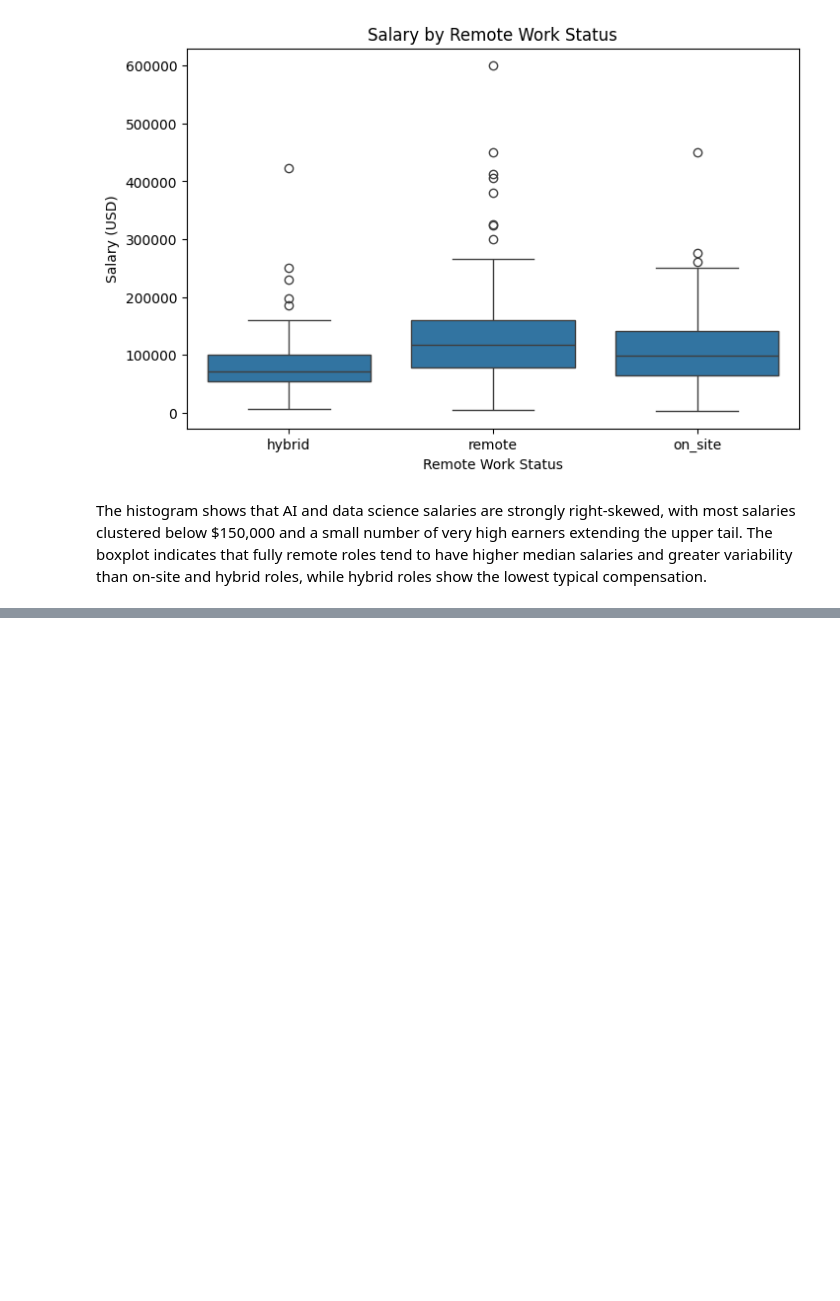
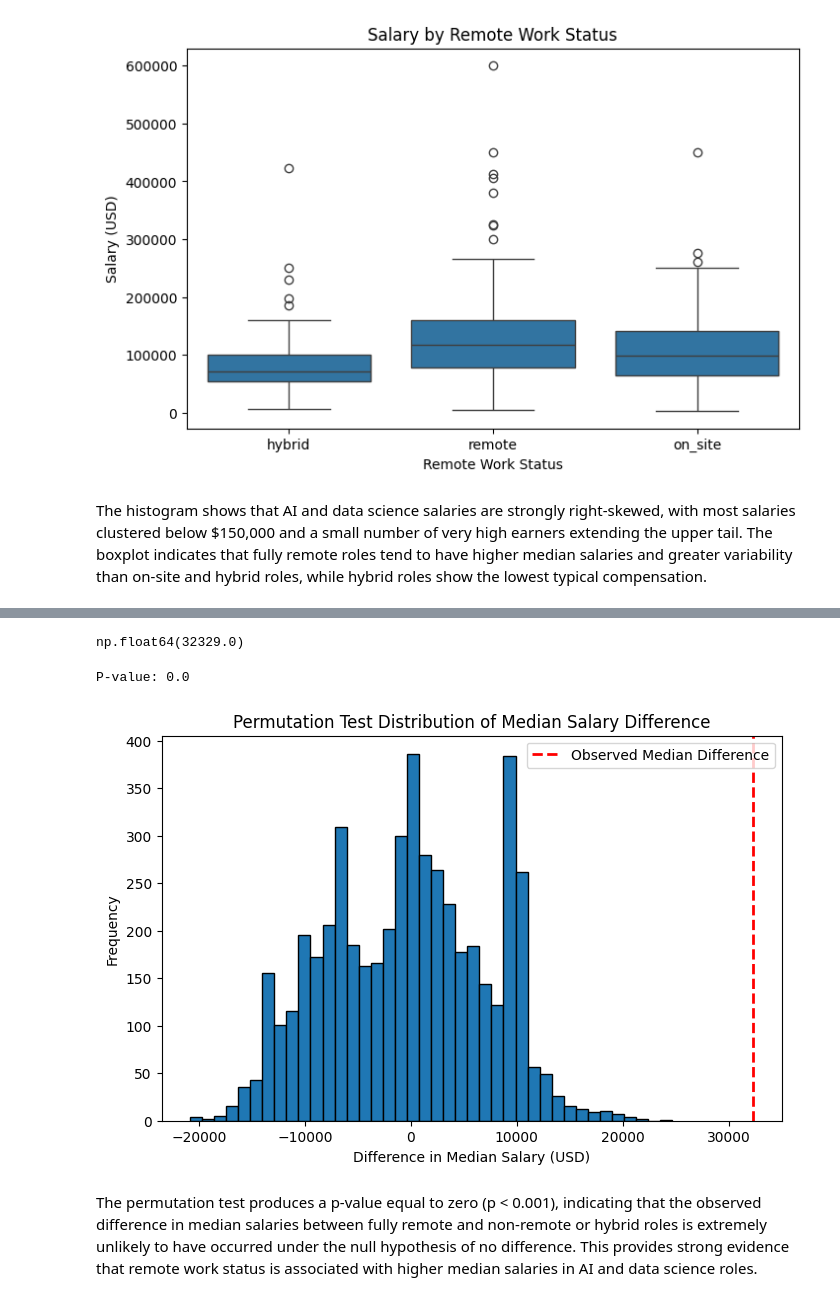
Before and after one commit to carleyjo/ai-jobs-remote-salary-analysis, a Jupyter notebook: analysis.ipynb, the cells around one changed output, grey strips where cells are left out. Drawn from its saved outputs; the diff is of its cells as text; code cells hidden in the pictures; blank space fills up the shorter version.

```diff
--- a/analysis.ipynb
+++ b/analysis.ipynb
@@ -139,0 +155,49 @@ The histogram shows that AI and data science salaries are strongly right‑skewe
+# %%
+# Define salary groups
+remote_salaries = df[df["remote_category"] == "remote"]["salary_in_usd"]
+non_remote_salaries = df[df["remote_category"] != "remote"]["salary_in_usd"]
+
+# Observed test statistic: difference in medians
+observed_median_diff = np.median(remote_salaries) - np.median(non_remote_salaries)
+observed_median_diff
+# %% [output]
+np.float64(32329.0)
+# %%
+# Permutation test for difference in median salaries
+combined = np.concatenate([remote_salaries, non_remote_salaries])
+labels = np.array(
+    ["remote"] * len(remote_salaries) + ["non_remote"] * len(non_remote_salaries)
+)
+
+perm_diffs = []
+for _ in range(5000):
+    np.random.shuffle(labels)
+    perm_remote = combined[labels == "remote"]
+    perm_non_remote = combined[labels == "non_remote"]
+    perm_diffs.append(np.median(perm_remote) - np.median(perm_non_remote))
+
+perm_diffs = np.array(perm_diffs)
+
+p_value = np.mean(perm_diffs >= observed_median_diff)
+print("P-value:", p_value)
+
+
+plt.figure(figsize=(8, 5))
+plt.hist(perm_diffs, bins=40, edgecolor="black")
+plt.axvline(
+    observed_median_diff,
+    color="red",
+    linestyle="--",
+    linewidth=2,
+    label="Observed Median Difference"
+)
+plt.title("Permutation Test Distribution of Median Salary Difference")
+plt.xlabel("Difference in Median Salary (USD)")
+plt.ylabel("Frequency")
+plt.legend()
+plt.show()
+# %% [output]
+P-value: 0.0
+[figure, added]
+# %% [markdown]
+The permutation test produces a p‑value equal to zero (p < 0.001), indicating that the observed difference in median salaries between fully remote and non‑remote or hybrid roles is extremely unlikely to have occurred under the null hypothesis of no difference. This provides strong evidence that remote work status is associated with higher median salaries in AI and data science roles.
```
Also changed, not shown: parts of 8 cells of this notebook.
